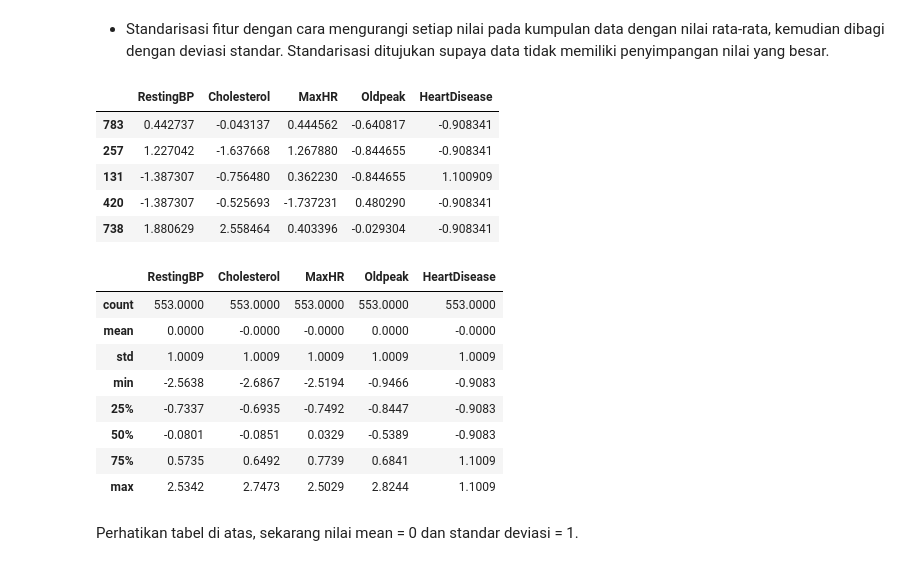
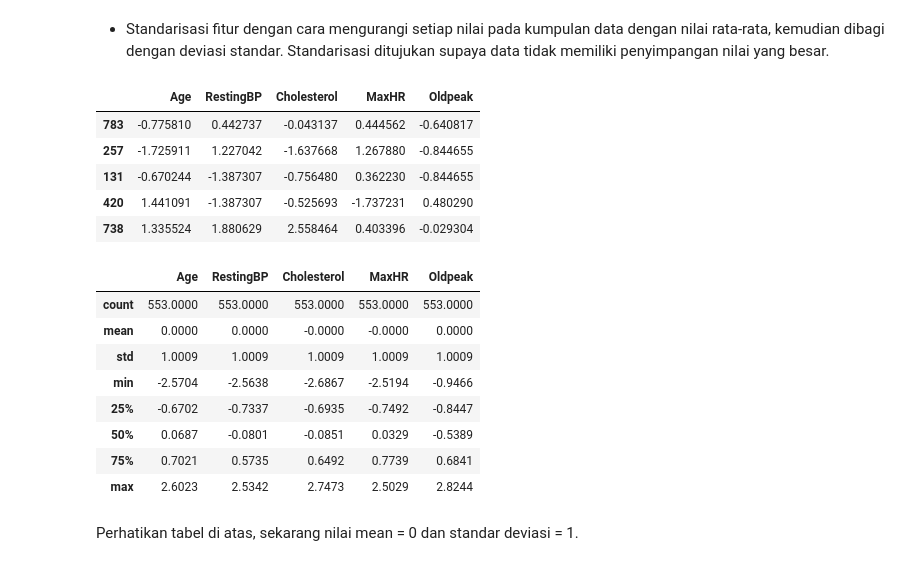
Before and after one commit to aflah201/Submission_MLT_Predictive_Analytics_Heart, a Jupyter notebook: Submission_Predictive_Analytics_Heart.ipynb, the cells around one changed output. Drawn from its saved outputs; the diff is of its cells as text; code cells hidden in the pictures.

```diff
--- a/Submission_Predictive_Analytics_Heart.ipynb
+++ b/Submission_Predictive_Analytics_Heart.ipynb
@@ -540,8 +554,8 @@ memory usage: 113.5 KB
 # %% [markdown]
 * Split dataset menjadi data train dan data test sebelum transformasi (supaya transformasi diterapkan hanya pada data latih)
 # %%
-X = df_cleaned.drop(["Age"],axis =1)
-y = df_cleaned["Age"]
+X = df_cleaned.drop(["HeartDisease"],axis =1)
+y = df_cleaned["HeartDisease"]
 X_train, X_test, y_train, y_test = train_test_split(X, y, test_size = 0.2, random_state = 123)
 
 print(f'Total # of sample in whole dataset: {len(X)}')
@@ -556,33 +570,32 @@ Total # of sample in test dataset: 139
 # %% [markdown]
 * Standarisasi fitur dengan cara mengurangi setiap nilai pada kumpulan data dengan nilai rata-rata, kemudian dibagi dengan deviasi standar. Standarisasi ditujukan supaya data tidak memiliki penyimpangan nilai yang besar.
 # %%
-num_features = ['RestingBP', 'Cholesterol', 'MaxHR', 'Oldpeak', 'HeartDisease']
+num_features = ['Age','RestingBP', 'Cholesterol', 'MaxHR', 'Oldpeak']
 
 scaler = StandardScaler()
 scaler.fit(X_train[num_features])
 X_train[num_features] = scaler.transform(X_train.loc[:, num_features])
 X_train[num_features].head()
 # %% [output]
-|  | RestingBP | Cholesterol | MaxHR | Oldpeak | HeartDisease |
-| 783 | 0.442737 | -0.043137 | 0.444562 | -0.640817 | -0.908341 |
-| 257 | 1.227042 | -1.637668 | 1.267880 | -0.844655 | -0.908341 |
-| 131 | -1.387307 | -0.756480 | 0.362230 | -0.844655 | 1.100909 |
-| 420 | -1.387307 | -0.525693 | -1.737231 | 0.480290 | -0.908341 |
-| 738 | 1.880629 | 2.558464 | 0.403396 | -0.029304 | -0.908341 |
+|  | Age | RestingBP | Cholesterol | MaxHR | Oldpeak |
+| 783 | -0.775810 | 0.442737 | -0.043137 | 0.444562 | -0.640817 |
+| 257 | -1.725911 | 1.227042 | -1.637668 | 1.267880 | -0.844655 |
+| 131 | -0.670244 | -1.387307 | -0.756480 | 0.362230 | -0.844655 |
+| 420 | 1.441091 | -1.387307 | -0.525693 | -1.737231 | 0.480290 |
+| 738 | 1.335524 | 1.880629 | 2.558464 | 0.403396 | -0.029304 |
 # %%
-# num_features = ['Age', 'RestingBP', 'Cholesterol', 'MaxHR', 'Oldpeak']
-num_features = ['RestingBP', 'Cholesterol', 'MaxHR', 'Oldpeak', 'HeartDisease']
+num_features = ['Age', 'RestingBP', 'Cholesterol', 'MaxHR', 'Oldpeak']
 X_train[num_features].describe().round(4)
 # %% [output]
-|  | RestingBP | Cholesterol | MaxHR | Oldpeak | HeartDisease |
+|  | Age | RestingBP | Cholesterol | MaxHR | Oldpeak |
 | count | 553.0000 | 553.0000 | 553.0000 | 553.0000 | 553.0000 |
-| mean | 0.0000 | -0.0000 | -0.0000 | 0.0000 | -0.0000 |
+| mean | 0.0000 | 0.0000 | -0.0000 | -0.0000 | 0.0000 |
 | std | 1.0009 | 1.0009 | 1.0009 | 1.0009 | 1.0009 |
-| min | -2.5638 | -2.6867 | -2.5194 | -0.9466 | -0.9083 |
-| 25% | -0.7337 | -0.6935 | -0.7492 | -0.8447 | -0.9083 |
-| 50% | -0.0801 | -0.0851 | 0.0329 | -0.5389 | -0.9083 |
-| 75% | 0.5735 | 0.6492 | 0.7739 | 0.6841 | 1.1009 |
-| max | 2.5342 | 2.7473 | 2.5029 | 2.8244 | 1.1009 |
+| min | -2.5704 | -2.5638 | -2.6867 | -2.5194 | -0.9466 |
+| 25% | -0.6702 | -0.7337 | -0.6935 | -0.7492 | -0.8447 |
+| 50% | 0.0687 | -0.0801 | -0.0851 | 0.0329 | -0.5389 |
+| 75% | 0.7021 | 0.5735 | 0.6492 | 0.7739 | 0.6841 |
+| max | 2.6023 | 2.5342 | 2.7473 | 2.5029 | 2.8244 |
 # %% [markdown]
 Perhatikan tabel di atas, sekarang nilai mean = 0 dan standar deviasi = 1.
 # %% [markdown]
```
Also changed, not shown: parts of 16 cells of this notebook, 2 other files.
